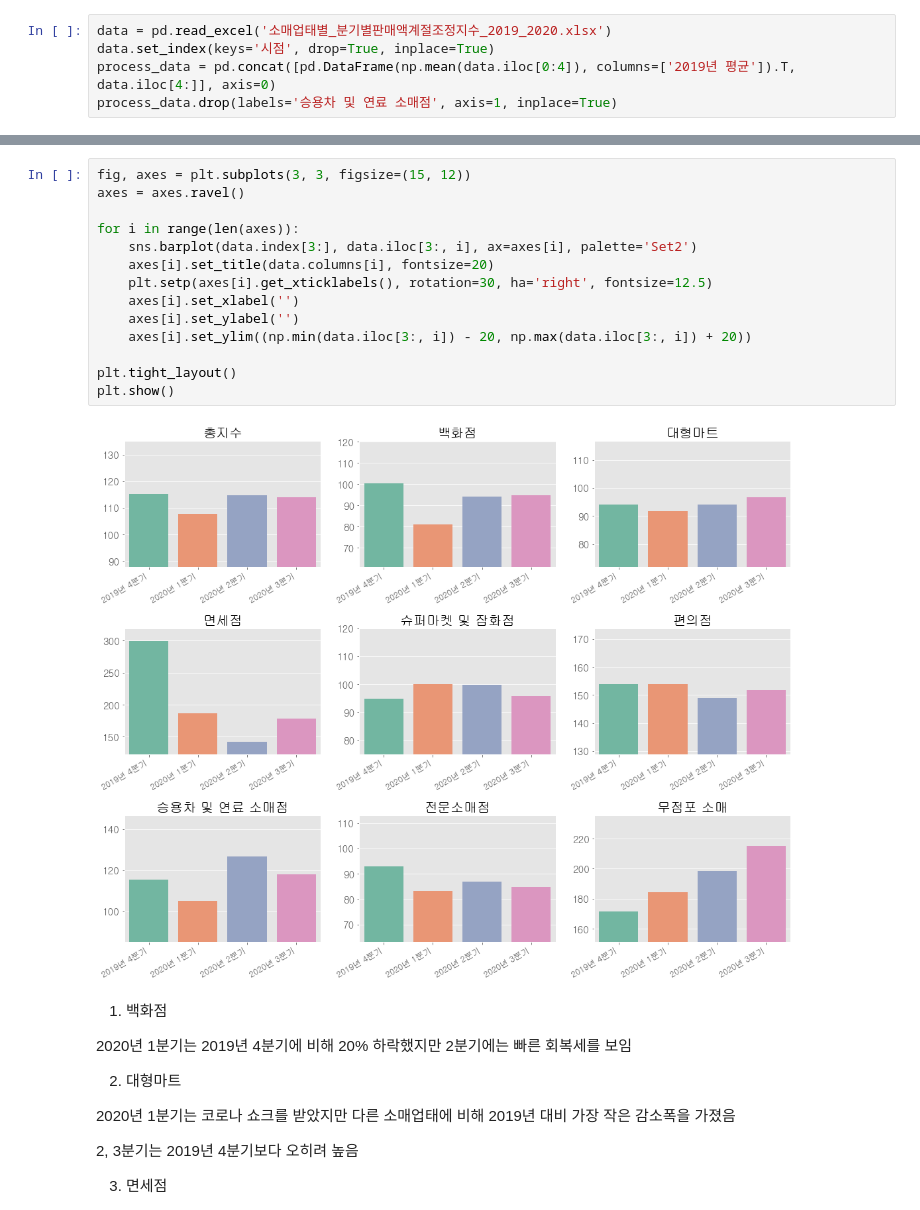
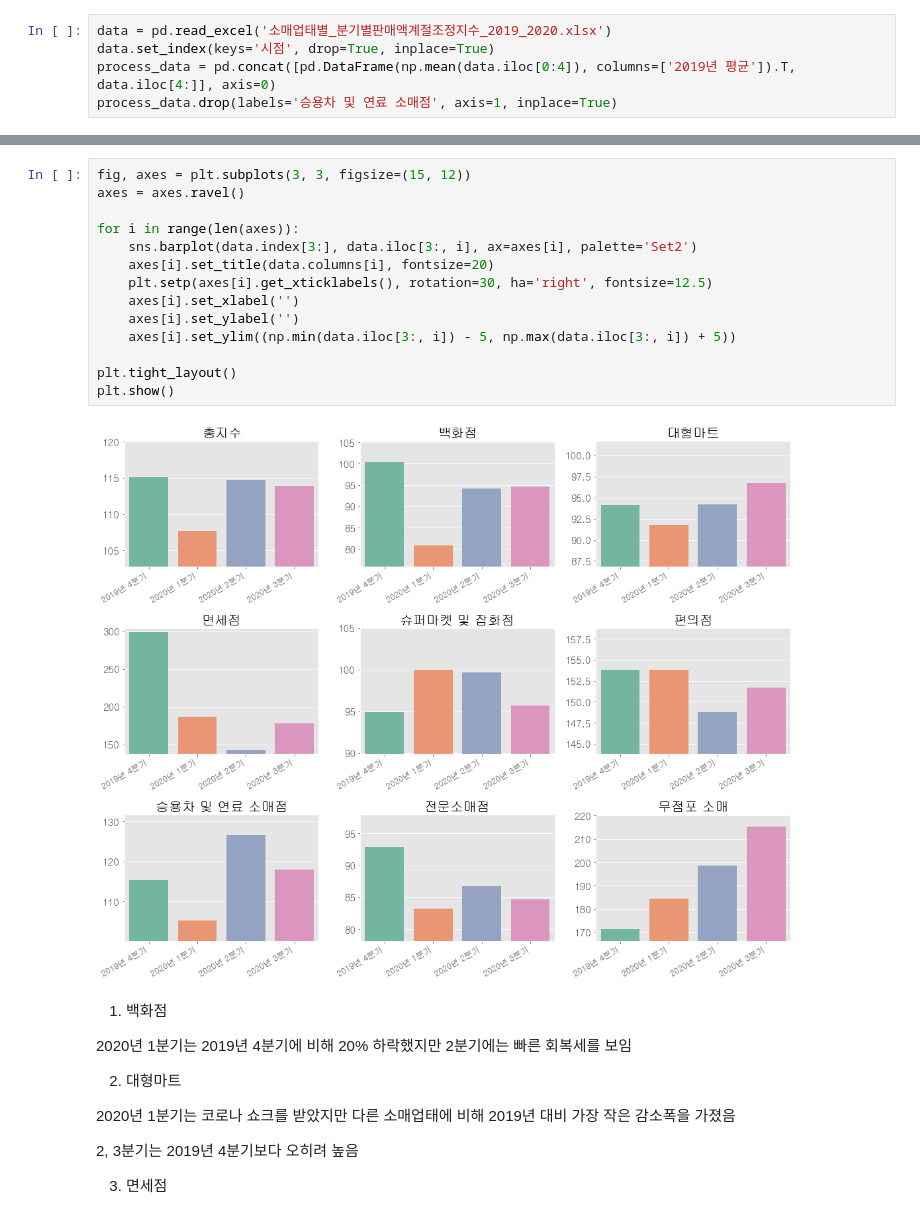
Before and after one commit to BaeHyungjun/TeamFPB, a Jupyter notebook: 소매업태별_계절조정지수_막대그래프.ipynb, the cells around one changed output, grey strips where cells are left out. Saved outputs shown, nothing was run; the diff lists cells and outputs as text.

```diff
--- a/소매업태별_계절조정지수_막대그래프.ipynb
+++ b/소매업태별_계절조정지수_막대그래프.ipynb
@@ -36,19 +27,19 @@ data.iloc[3:]
 # %%
 fig, axes = plt.subplots(3, 3, figsize=(15, 12))
 axes = axes.ravel()
 
 for i in range(len(axes)):
     sns.barplot(data.index[3:], data.iloc[3:, i], ax=axes[i], palette='Set2')
     axes[i].set_title(data.columns[i], fontsize=20)
     plt.setp(axes[i].get_xticklabels(), rotation=30, ha='right', fontsize=12.5)
     axes[i].set_xlabel('')
     axes[i].set_ylabel('')
-    axes[i].set_ylim((np.min(data.iloc[3:, i]) - 20, np.max(data.iloc[3:, i]) + 20))
+    axes[i].set_ylim((np.min(data.iloc[3:, i]) - 5, np.max(data.iloc[3:, i]) + 5))
 
 plt.tight_layout()
 plt.show()
 # %% [output]
-[figure, old version]
+[figure, new version]
 # %% [markdown]
 1. 백화점
 
```
Also changed, not shown: parts of 2 cells of this notebook.
